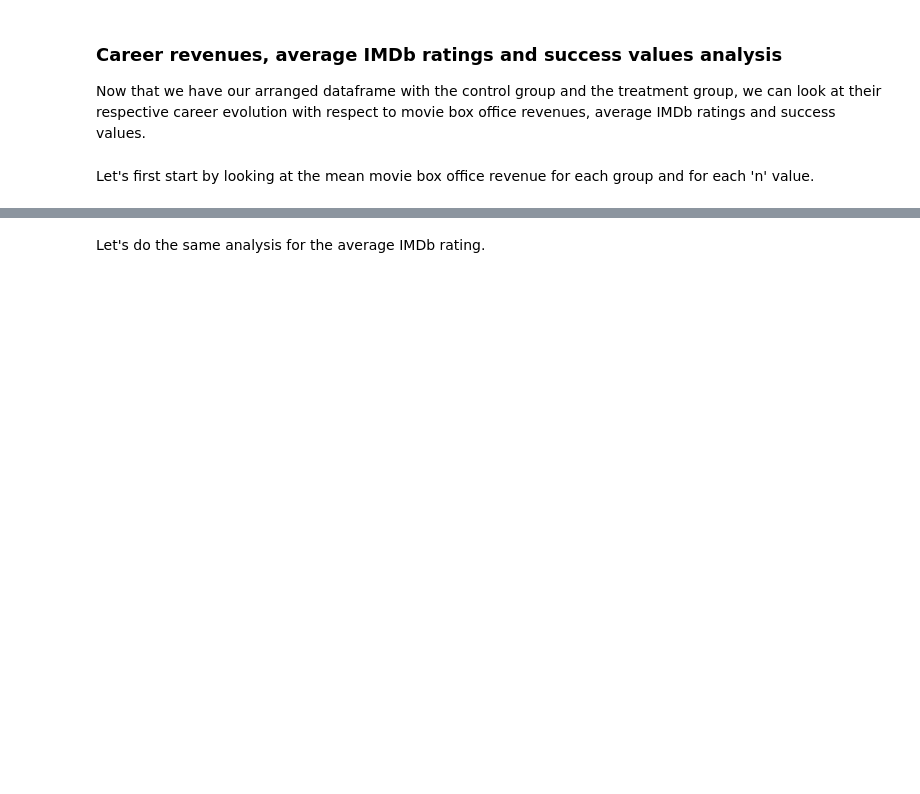
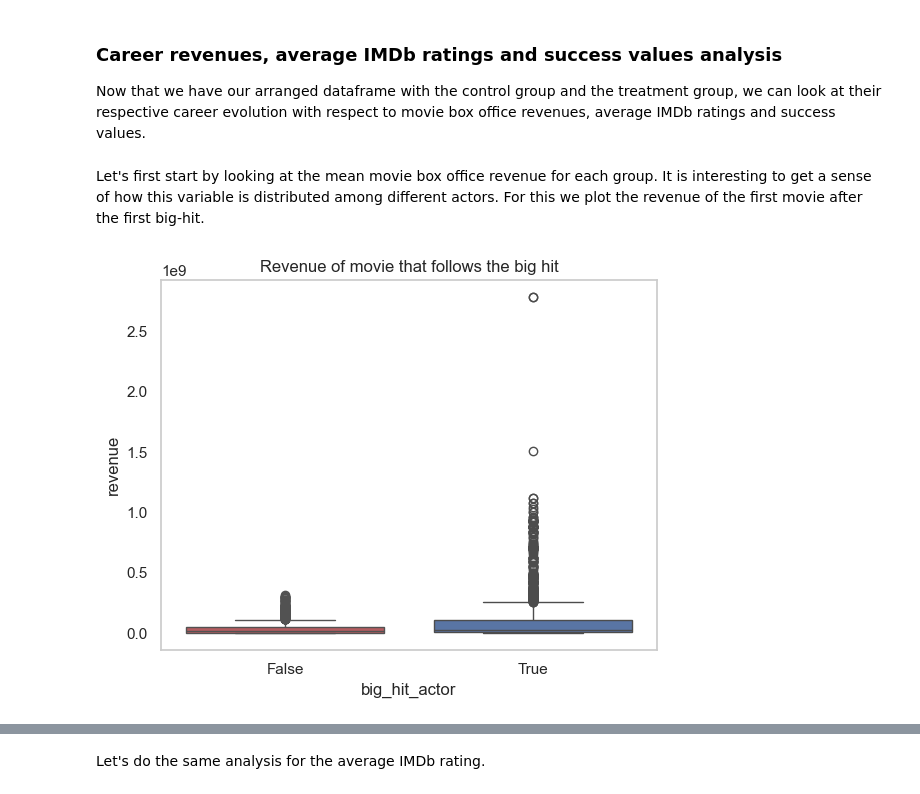
Before and after one commit to epfl-ada/ada-2023-project-pinacolada23, a Jupyter notebook: observational_study.ipynb, the cells around one changed output, grey strips where cells are left out. Saved outputs shown, nothing was run; the diff lists cells and outputs as text; code cells hidden in the pictures; blank space fills up the shorter version.

```diff
--- a/observational_study.ipynb
+++ b/observational_study.ipynb
@@ -279,2 +287,14 @@ to_plot_indexes_ctrl = nb_of_actors_for_n_ctrl[nb_of_actors_for_n_ctrl.values>=1
 # %% [markdown]
-Let's first start by looking at the mean movie box office revenue for each group and for each 'n' value.
+Let's first start by looking at the mean movie box office revenue for each group. It is interesting to get a sense of how this variable is distributed among different actors. For this we plot the revenue of the first movie after the first big-hit.
+# %%
+# Get the movies that follow the first big-hit
+first_after_hit = treat[treat.n == 1]
+first_after_ctrl = ctrl[ctrl.n == 1]
+
+plt.title('Revenue of movie that follows the big hit')
+plt.grid(False)
+sns.boxplot(x='big_hit_actor', y='revenue', data=first_after_ctrl, color='r')
+sns.boxplot(x='big_hit_actor', y='revenue', data=first_after_hit, color='b')
+plt.show()
+# %% [output]
+[figure, added]
```
Also changed, not shown: parts of 11 cells of this notebook.
